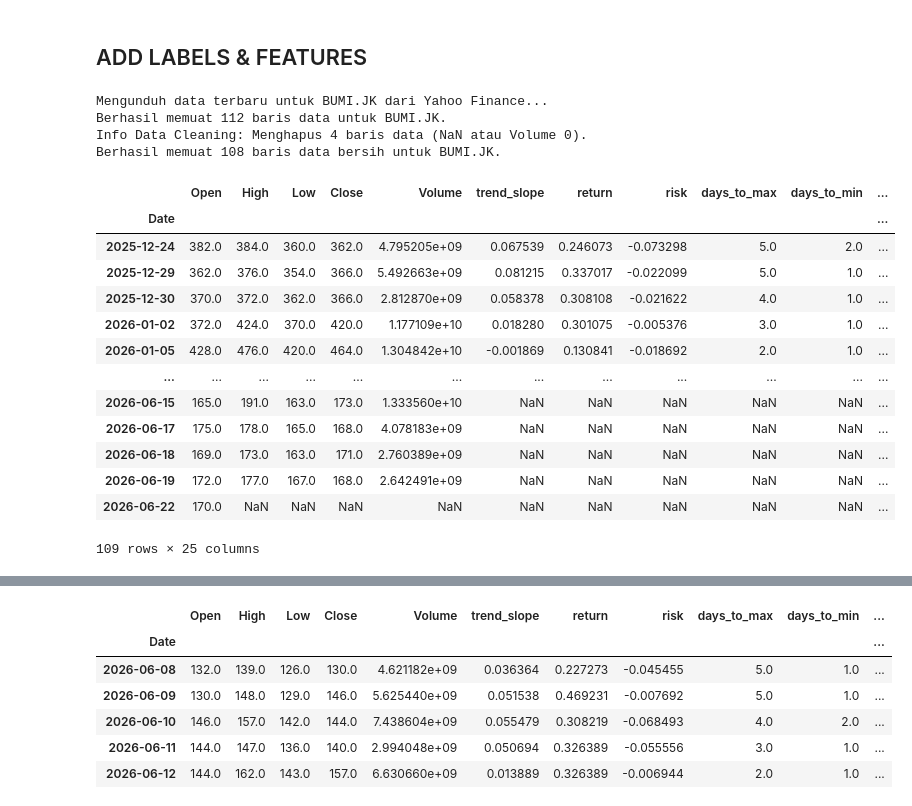
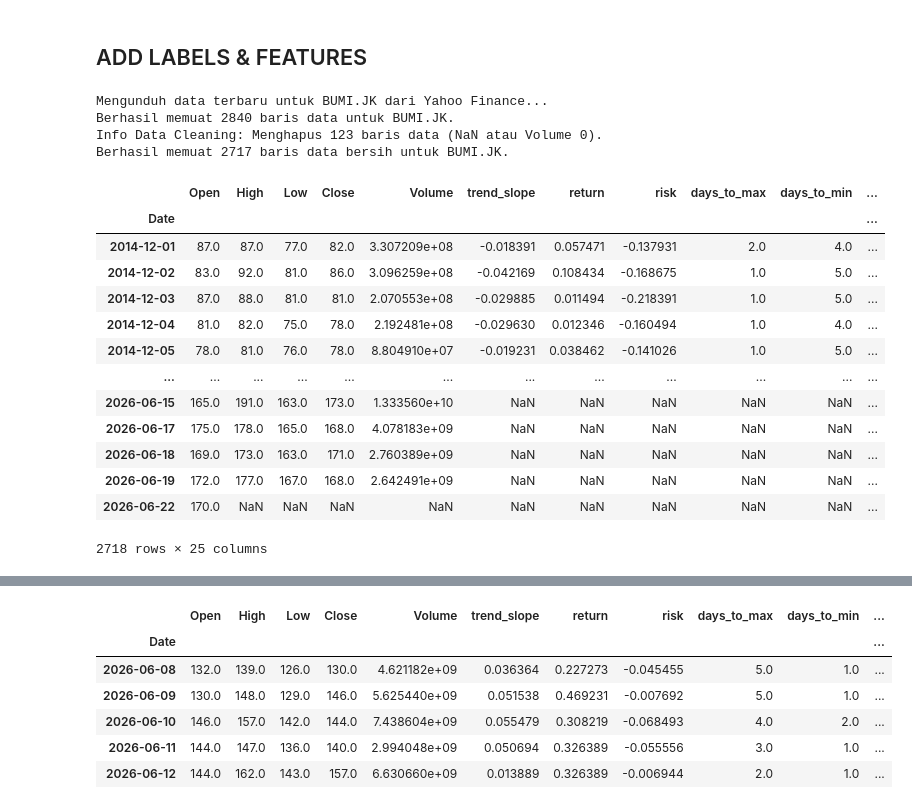
Before and after one commit to adilagagagah/stock-forecasting, a Jupyter notebook: notebook/main.ipynb, the cells around one changed output, grey strips where cells are left out. Cells and saved outputs as stored; diff of their text form; code cells hidden in the pictures.

```diff
--- a/notebook/main.ipynb
+++ b/notebook/main.ipynb
@@ -14,11 +16,17 @@ from src.label import create_labels
 # %%
 # Set tanggal dinamis (Contoh: Menarik data dari 6 bulan lalu hingga hari ini)
 hari_ini = datetime.now().strftime('%Y-%m-%d')
+lima_hari_lalu = (datetime.now() - timedelta(days=5)).strftime('%Y-%m-%d')
 enam_bulan_lalu = (datetime.now() - timedelta(days=180)).strftime('%Y-%m-%d')
+sepuluh_tahun_lalu = (datetime.now() - timedelta(days=3650)).strftime('%Y-%m-%d')
+
+start_date = "2015-01-01"
+start_date_adj = "2014-12-01"  # Dilakukan adjustment untuk perlakuan NaN di awal (feature) dan di akhir (label)
+cek_date = "2026-06-01"
 
 # 1. Panggil data BUMI riil dari Bursa Efek Indonesia (.JK)
-# Data ini mencerminkan kondisi pasar riil per Juni 2026
-df_bumi = load_stock_data(ticker="BUMI.JK", start_date=enam_bulan_lalu, end_date=hari_ini)
+# Data ini mencerminkan kondisi pasar riil akhir periode bursa
+df_bumi = load_stock_data(ticker="BUMI.JK", start_date=start_date_adj, end_date=hari_ini)
 # ------------------------------------------
 # %% [output]
 Mengunduh data terbaru untuk BUMI.JK dari Yahoo Finance...
@@ -78,29 +90,29 @@ Date
 # %%
 HORIZON = 5
 
-df_bumi = load_stock_data(ticker="BUMI.JK", start_date=enam_bulan_lalu, end_date=hari_ini)
+df_bumi = load_stock_data(ticker="BUMI.JK", start_date=start_date_adj, end_date=hari_ini)
 df_bumi = create_labels(df_bumi, HORIZON)
 df_bumi = create_features(df_bumi)
 df_bumi
 # %% [output]
 Mengunduh data terbaru untuk BUMI.JK dari Yahoo Finance...
-Berhasil memuat 112 baris data untuk BUMI.JK.
-Info Data Cleaning: Menghapus 4 baris data (NaN atau Volume 0).
-Berhasil memuat 108 baris data bersih untuk BUMI.JK.
+Berhasil memuat 2840 baris data untuk BUMI.JK.
+Info Data Cleaning: Menghapus 123 baris data (NaN atau Volume 0).
+Berhasil memuat 2717 baris data bersih untuk BUMI.JK.
 |  | Open | High | Low | Close | Volume | trend_slope | return | risk | days_to_max | days_to_min | ... |
 | Date |  |  |  |  |  |  |  |  |  |  | ... |
-| 2025-12-24 | 382.0 | 384.0 | 360.0 | 362.0 | 4.795205e+09 | 0.067539 | 0.246073 | -0.073298 | 5.0 | 2.0 | ... |
-| 2025-12-29 | 362.0 | 376.0 | 354.0 | 366.0 | 5.492663e+09 | 0.081215 | 0.337017 | -0.022099 | 5.0 | 1.0 | ... |
-| 2025-12-30 | 370.0 | 372.0 | 362.0 | 366.0 | 2.812870e+09 | 0.058378 | 0.308108 | -0.021622 | 4.0 | 1.0 | ... |
-| 2026-01-02 | 372.0 | 424.0 | 370.0 | 420.0 | 1.177109e+10 | 0.018280 | 0.301075 | -0.005376 | 3.0 | 1.0 | ... |
-| 2026-01-05 | 428.0 | 476.0 | 420.0 | 464.0 | 1.304842e+10 | -0.001869 | 0.130841 | -0.018692 | 2.0 | 1.0 | ... |
+| 2014-12-01 | 87.0 | 87.0 | 77.0 | 82.0 | 3.307209e+08 | -0.018391 | 0.057471 | -0.137931 | 2.0 | 4.0 | ... |
+| 2014-12-02 | 83.0 | 92.0 | 81.0 | 86.0 | 3.096259e+08 | -0.042169 | 0.108434 | -0.168675 | 1.0 | 5.0 | ... |
+| 2014-12-03 | 87.0 | 88.0 | 81.0 | 81.0 | 2.070553e+08 | -0.029885 | 0.011494 | -0.218391 | 1.0 | 5.0 | ... |
+| 2014-12-04 | 81.0 | 82.0 | 75.0 | 78.0 | 2.192481e+08 | -0.029630 | 0.012346 | -0.160494 | 1.0 | 4.0 | ... |
+| 2014-12-05 | 78.0 | 81.0 | 76.0 | 78.0 | 8.804910e+07 | -0.019231 | 0.038462 | -0.141026 | 1.0 | 5.0 | ... |
 | ... | ... | ... | ... | ... | ... | ... | ... | ... | ... | ... | ... |
 | 2026-06-15 | 165.0 | 191.0 | 163.0 | 173.0 | 1.333560e+10 | NaN | NaN | NaN | NaN | NaN | ... |
 | 2026-06-17 | 175.0 | 178.0 | 165.0 | 168.0 | 4.078183e+09 | NaN | NaN | NaN | NaN | NaN | ... |
 | 2026-06-18 | 169.0 | 173.0 | 163.0 | 171.0 | 2.760389e+09 | NaN | NaN | NaN | NaN | NaN | ... |
 | 2026-06-19 | 172.0 | 177.0 | 167.0 | 168.0 | 2.642491e+09 | NaN | NaN | NaN | NaN | NaN | ... |
 | 2026-06-22 | 170.0 | NaN | NaN | NaN | NaN | NaN | NaN | NaN | NaN | NaN | ... |
-109 rows × 25 columns
+2718 rows × 25 columns
 # %%
 df_bumi.head(10)
 # %% [output]
```
Also changed, not shown: parts of 10 cells of this notebook, 1 other file.
